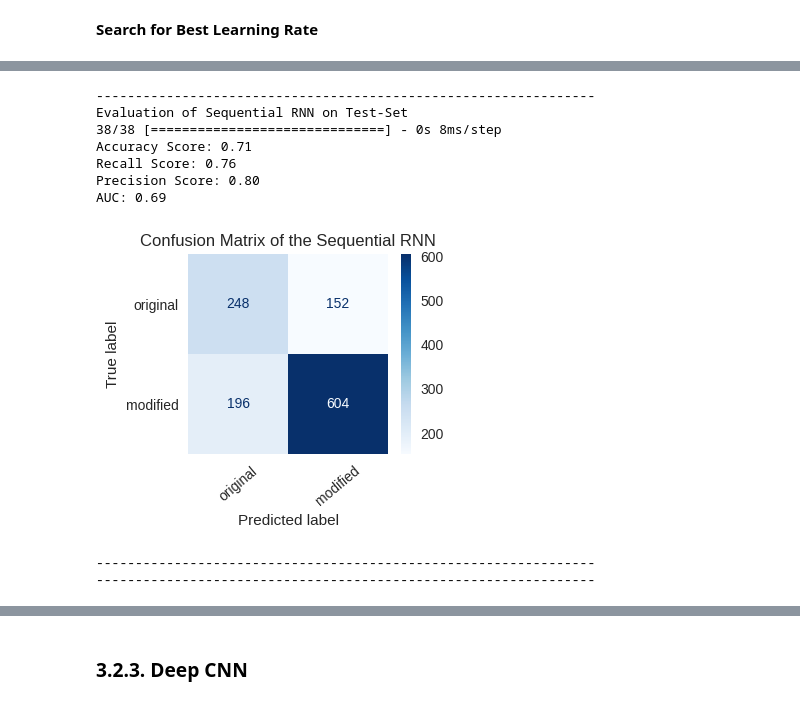
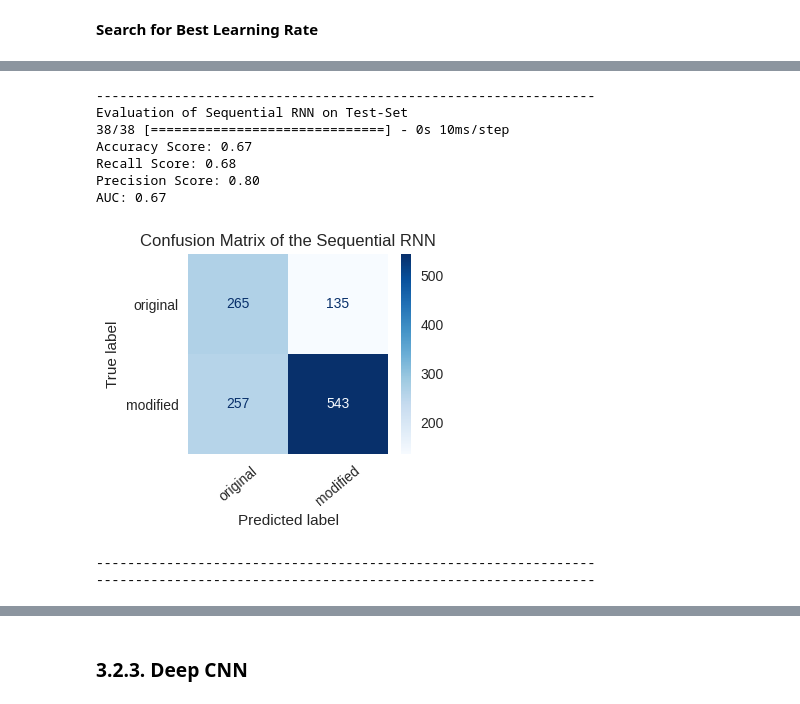
Before and after one commit to dario-x/Deep_Fake_Detection, a Jupyter notebook: main.ipynb, the cells around one changed output, grey strips where cells are left out. Saved outputs shown, nothing was run; the diff lists cells and outputs as text; code cells hidden in the pictures.

```diff
--- a/main.ipynb
+++ b/main.ipynb
@@ -714,4 +750,4 @@ visualkeras.layered_view(Simple_CNN, scale_xy =1, legend=True)
 # %%
-#%%capture
-history = Simple_CNN.fit(train_gen, epochs=10, validation_data = val_gen)
-                    # callbacks=[EarlyStopping(monitor='val_loss',min_delta=0.01,patience=3)])
+%%capture
+history = Simple_CNN.fit(train_gen, epochs=25, validation_data = val_gen,
+                     callbacks=[EarlyStopping(monitor='val_loss',min_delta=0.01,patience=5)])
@@ -745,11 +778,14 @@ AUC: 0.50
 # %%
 CNN_with_dropout = tf.keras.Sequential([
 
-    tf.keras.layers.Conv2D(32, (3, 3), activation = 'relu', input_shape = (imagesize[0], imagesize[1], 3)),
+    tf.keras.layers.Conv2D(32, (3, 3), activation = 'relu',
+                           input_shape = (imagesize[0], imagesize[1], 3)),
+
+    tf.keras.layers.Dropout(0.2),
     tf.keras.layers.MaxPooling2D(2,2),
 
     tf.keras.layers.Conv2D(32, (3, 3), activation = 'relu'),
-    tf.keras.layers.Dropout(0.3),
+    tf.keras.layers.Dropout(0.2),
     tf.keras.layers.MaxPooling2D(2,2),
 
     tf.keras.layers.Flatten(),
@@ -757,7 +793,8 @@ CNN_with_dropout = tf.keras.Sequential([
     tf.keras.layers.Dense(1, activation="sigmoid")
 ])
 
-CNN_with_dropout.compile(optimizer = keras.optimizers.RMSprop(lr=0.1,decay=1e-6), loss = 'binary_crossentropy', metrics=['accuracy'])
+CNN_with_dropout.compile(optimizer = keras.optimizers.RMSprop(lr=0.1,decay=1e-6),
+                         loss = 'binary_crossentropy', metrics=['accuracy'])
 visualkeras.layered_view(CNN_with_dropout, scale_xy = 1, legend=True)
 #tf.keras.utils.plot_model(model, show_dtype=False, dpi = 70)
 # %% [output]
@@ -791,7 +828,7 @@ c_weights
 # saving the initial weights of the model
 CNN_with_dropout.save_weights('./inital_weights.h5')
 
-learning_rates = [0.1, 0.05, 0.001, 0.0001, 0.0005]
+learning_rates = [0.1,  0.001,  0.0005, 0.0001, 0.0005]
 #CNN_with_dropout.load_weights('./inital_weights.h5')
 
 #set list to collect results
@@ -801,8 +838,11 @@ for rate in learning_rates:
   # get inital weights
   CNN_with_dropout.load_weights('./inital_weights.h5')
   # set learning rate
-  CNN_with_dropout.compile(optimizer = keras.optimizers.Adam(learning_rate=rate), loss = 'binary_crossentropy', metrics=['accuracy'])
-  history = CNN_with_dropout.fit(trainX, trainY, epochs=10, validation_data = (valX, valY),
+  CNN_with_dropout.compile(optimizer = keras.optimizers.Adam(learning_rate=rate),
+                           loss = 'binary_crossentropy', metrics=['accuracy'])
+  history = CNN_with_dropout.fit(train_gen, epochs=10, validation_data = val_gen,
                      class_weight=c_weights)
-  accuracy_score = evaluate_model(CNN_with_dropout, "Sequential RNN", ["original", "manipulated"], testX, testY, skip_train=True)
+  _, accuracy_score, _, _, _ = evaluate_model(CNN_with_dropout, "Sequential RNN",
+                                              ["original", "manipulated"],
+                                              testX, testY, skip_train=True)
   accuracy_results_list.append(accuracy_score)
@@ -820,6 +858,7 @@ pd.DataFrame({"LearningRate": [str(i) for i in learning_rates],"Accurracy": accu
 # %%
-#%%capture
+%%capture
 #CNN_with_dropout.load_weights('./inital_weights.h5')
-CNN_with_dropout.compile(optimizer = keras.optimizers.Adam(learning_rate=0.0001), loss = 'binary_crossentropy', metrics=['accuracy'])
-history = CNN_with_dropout.fit(train_gen, epochs=20,
+CNN_with_dropout.compile(optimizer = keras.optimizers.Adam(learning_rate=0.0005),
+                         loss = 'binary_crossentropy', metrics=['accuracy'])
+history = CNN_with_dropout.fit(train_gen, epochs=25,
                                validation_data = val_gen, class_weight=c_weights)
@@ -848,13 +869,16 @@ plot_training(history, 'accuracy', 'val_accuracy')
 # %%
-_ = evaluate_model(CNN_with_dropout, "Sequential RNN", ["original", "manipulated"], testX, testY, skip_train=True)
+predictions, accuracy, recall, precision, AUC  = evaluate_model(CNN_with_dropout,
+                                                                "Sequential RNN",
+                                                                ["original", "manipulated"],
+                                                                testX, testY, skip_train=True)
 # %% [output]
 ----------------------------------------------------------------
 Evaluation of Sequential RNN on Test-Set
-38/38 [==============================] - 0s 8ms/step
-Accuracy Score: 0.71
-Recall Score: 0.76
+38/38 [==============================] - 0s 10ms/step
+Accuracy Score: 0.67
+Recall Score: 0.68
 Precision Score: 0.80
-AUC: 0.69
+AUC: 0.67
-[figure, old version]
+[figure, new version]
 ----------------------------------------------------------------
 ----------------------------------------------------------------
```
Also changed, not shown: parts of 38 cells of this notebook.
